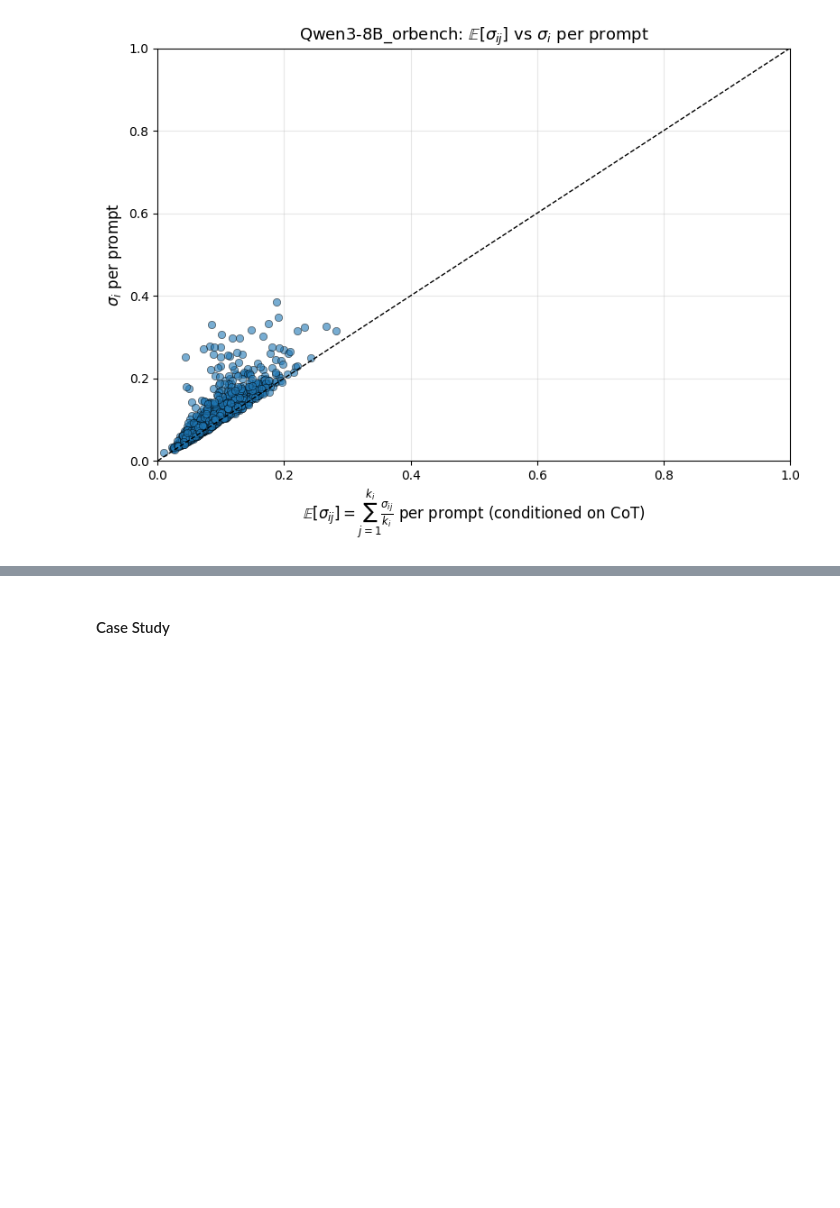
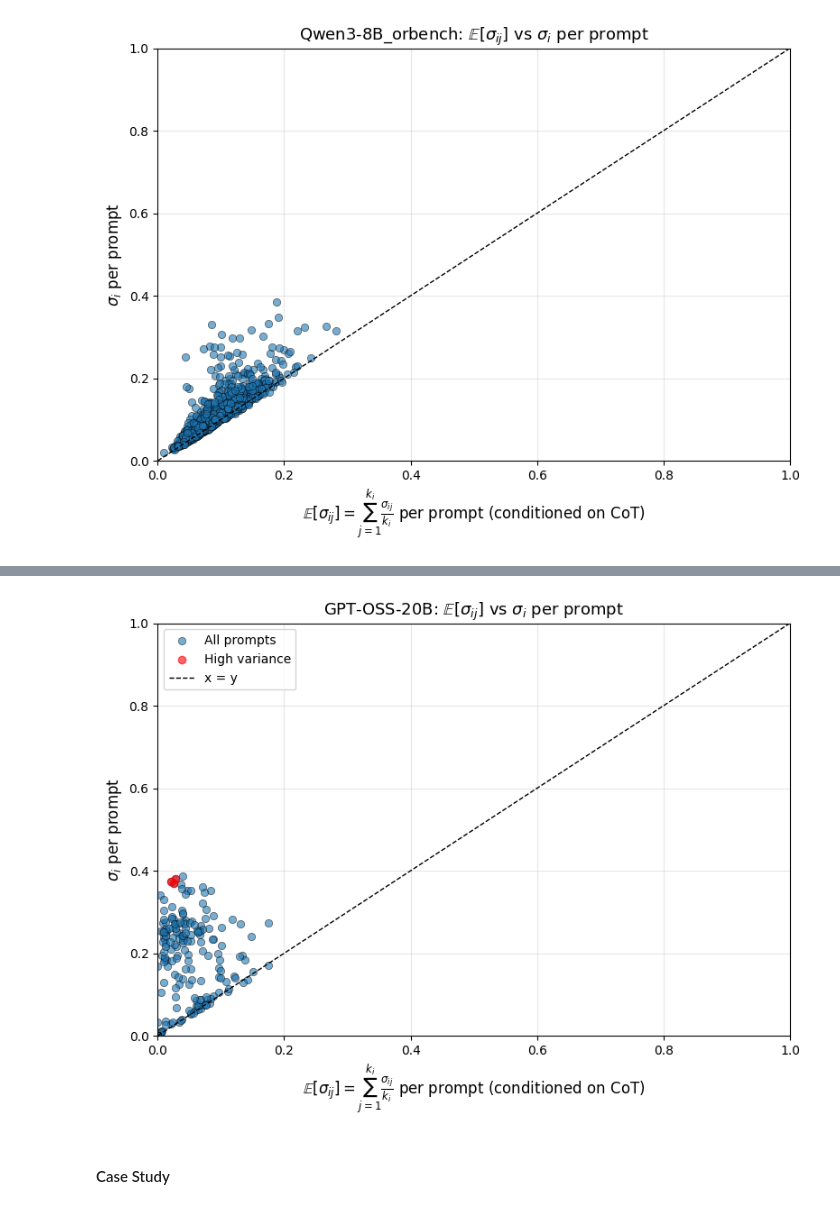
Before and after one commit to kureha-yamaguchi/reasoning-manipulation, a Jupyter notebook: utils/heuristic/compute_stats.ipynb, the cells around one changed output, grey strips where cells are left out. Drawn from its saved outputs; the diff is of its cells as text; code cells hidden in the pictures; blank space fills up the shorter version.

```diff
--- a/utils/heuristic/compute_stats.ipynb
+++ b/utils/heuristic/compute_stats.ipynb
@@ -612,2 +611,12 @@ print(len(std_devs_i_gpt))
 1450
 1450
+# %%
+i_high_var = []
+for (i, std_dev) in enumerate(per_prompt_avgs_gpt):
+    if per_prompt_avgs_gpt[i] < 0.03 and std_devs_i_gpt[i] > 0.35:
+        i_high_var.append(i)
+        print(f"=======PROMPT {i}=========")
+        print(scored_rows[i]['prompt'])
+        print("average mean per CoT:", [f"{x:.2f}" for x in means_ij_gpt[i]])
+        print("average std dev per CoT:", [f"{x:.2f}" for x in std_devs_ij_gpt[i]])
+        print(f"average std dev per prompt: {std_devs_i_gpt[i]:.2f}")
@@ -614,3 +639,31 @@ print(len(std_devs_i_gpt))
+# %%
+model_name = "GPT-OSS-20B"
+plt.figure(figsize=(8, 6))
+plt.scatter(per_prompt_avgs_gpt, std_devs_i_gpt, alpha=0.6, edgecolors='k', linewidths=0.5, label='All prompts')
+
+# Highlight points in i_high_var
+highlight_x = [per_prompt_avgs_gpt[i] for i in i_high_var]
+highlight_y = [std_devs_i_gpt[i] for i in i_high_var]
+plt.scatter(highlight_x, highlight_y, color='red', label='High variance', alpha=0.6)
+
+plt.plot([0, 1], [0, 1], 'k--', linewidth=1, label='x = y')
+plt.xlim(0, 1.0)
+plt.ylim(0, 1.0)
+plt.xlabel(r'$\mathbb{E}[\sigma_{ij}]=\sum_{j=1}^{k_i}\frac{\sigma_{ij}}{k_i}$ per prompt (conditioned on CoT)', fontsize=12)
+plt.ylabel(r'$\sigma_{i}$ per prompt', fontsize=12)
+plt.title('GPT-OSS-20B: $\mathbb{E}[\sigma_{ij}]$ vs $\sigma_{i}$ per prompt', fontsize=13)
+plt.legend()
+plt.grid(True, alpha=0.3)
+plt.tight_layout()
+# Create directory if it doesn't exist
+figures_dir = os.path.join("../../figures")
+os.makedirs(figures_dir, exist_ok=True)
+# Sanitize model name for filename (replace slashes with underscores)
+safe_model_name = model_name.replace("/", "_")
+plt.savefig(os.path.join(figures_dir, f"{safe_model_name}_sigma_scatter.png"), dpi=150)
+plt.show()
+# %% [output]
+[figure, added]
 # %% [markdown]
 #### Case Study
 # %%
```
Also changed, not shown: parts of 2 cells of this notebook.
